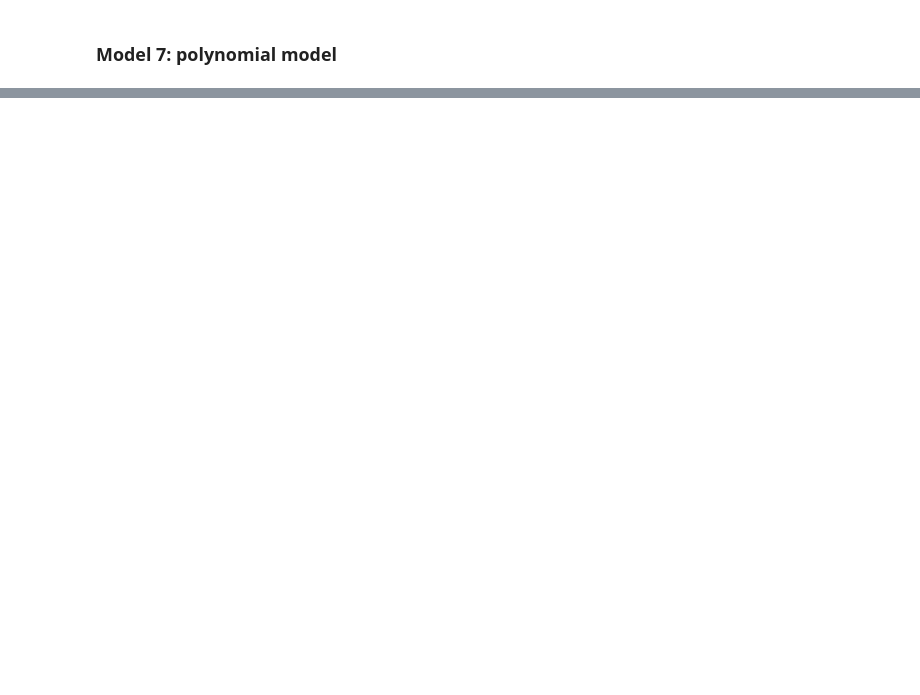
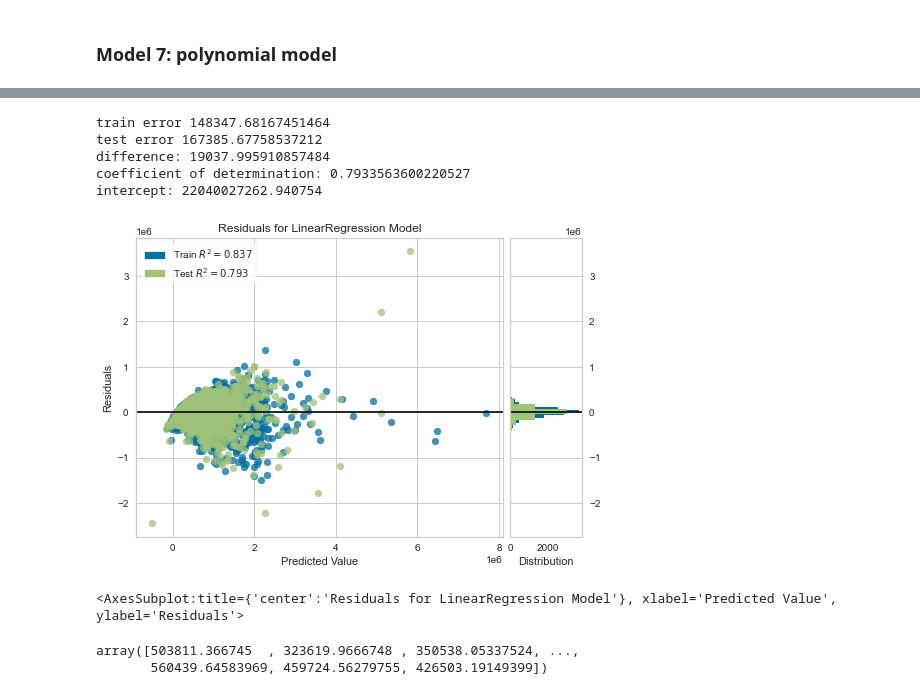
Before and after one commit to asval211/king_county_housing_data, a Jupyter notebook: notebooks/exploratory/pete/Pete_whole_model.ipynb, the cells around one changed output, grey strips where cells are left out. Saved outputs shown, nothing was run; the diff lists cells and outputs as text; code cells hidden in the pictures; blank space fills up the shorter version.

```diff
--- a/notebooks/exploratory/pete/Pete_whole_model.ipynb
+++ b/notebooks/exploratory/pete/Pete_whole_model.ipynb
@@ -533,0 +518,7 @@ frame
+# %%
+#make a new df to work with out of habit
+df_4 = df_3.copy()
+df_4 = df_4.drop(['id', 'date', 'yr_renovated'], axis=1)
+#set X & y variables
+X = df_4.drop(['price'], axis = 1)
+y = df_4['price']
@@ -533,0 +545,63 @@ frame
+# %%
+#train_test_split
+X_train, X_test, y_train, y_test = train_test_split(X, y, test_size=0.30, random_state=2021)
+# %%
+# Instantiate PolynomialFeatures
+poly = PolynomialFeatures(2)
+# Fit and transform X_train
+X_poly_fit = poly.fit(X_train)
+X_poly_train = poly.transform(X_train)
+
+# Instantiate and fit a linear regression model to the polynomial transformed train features
+reg_poly = LinearRegression().fit(X_poly_train, y_train)
+
+# Transform the test data into polynomial features
+X_poly_test = poly.transform(X_test)
+
+# Get predicted values for transformed polynomial test data
+y_pred = reg_poly.predict(X_poly_test)
+
+# Evaluate model performance on test data
+r_sq = r2_score(y_test, y_pred)
+
+# Transform the full data
+X_poly = poly.transform(X)
+
+# Now, we want to see what the model predicts for the entire data
+y_poly = reg_poly.predict(X_poly)
+# %%
+#interpret the error & fit of the model
+train_preds = reg_poly.predict(X_poly_train)
+test_preds = reg_poly.predict(X_poly_test)
+
+train_error = mean_squared_error(y_train, train_preds, squared=False)
+test_error = mean_squared_error(y_test, test_preds, squared=False)
+print('train error', train_error)
+print('test error', test_error)
+difference = test_error - train_error
+print(f'difference: {difference}')
+
+print('coefficient of determination:', r_sq)
+print('intercept:', reg_poly.intercept_)
+#intercept: 5.633333333333329
+#print('slopes:', reg_poly.coef_)
+# %% [output]
+train error 148347.68167451464
+test error 167385.67758537212
+difference: 19037.995910857484
+coefficient of determination: 0.7933563600220527
+intercept: 22040027262.940754
+# %%
+# Instantiate the visualizer
+visualizer = ResidualsPlot(reg_poly)
+visualizer.fit(X_poly_train, y_train)  # Fit the training data to the visualizer
+visualizer.score(X_poly_test, y_test)  # Evaluate the model on the test data
+visualizer.show()                 # Finalize and render the figure
+# %% [output]
+[figure, added]
+<AxesSubplot:title={'center':'Residuals for LinearRegression Model'}, xlabel='Predicted Value', ylabel='Residuals'>
+# %%
+y_pred
+# %% [output]
+array([503811.366745  , 323619.9666748 , 350538.05337524, ...,
+       560439.64583969, 459724.56279755, 426503.19149399])
```
Also changed, not shown: parts of 31 cells of this notebook, 2 other files.
